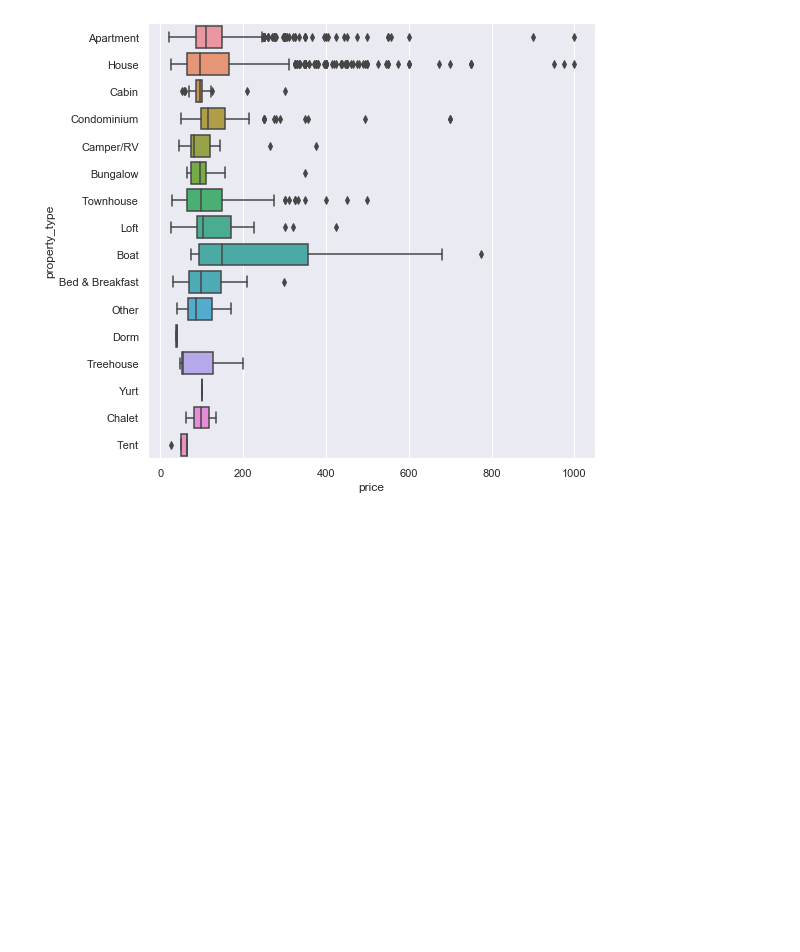
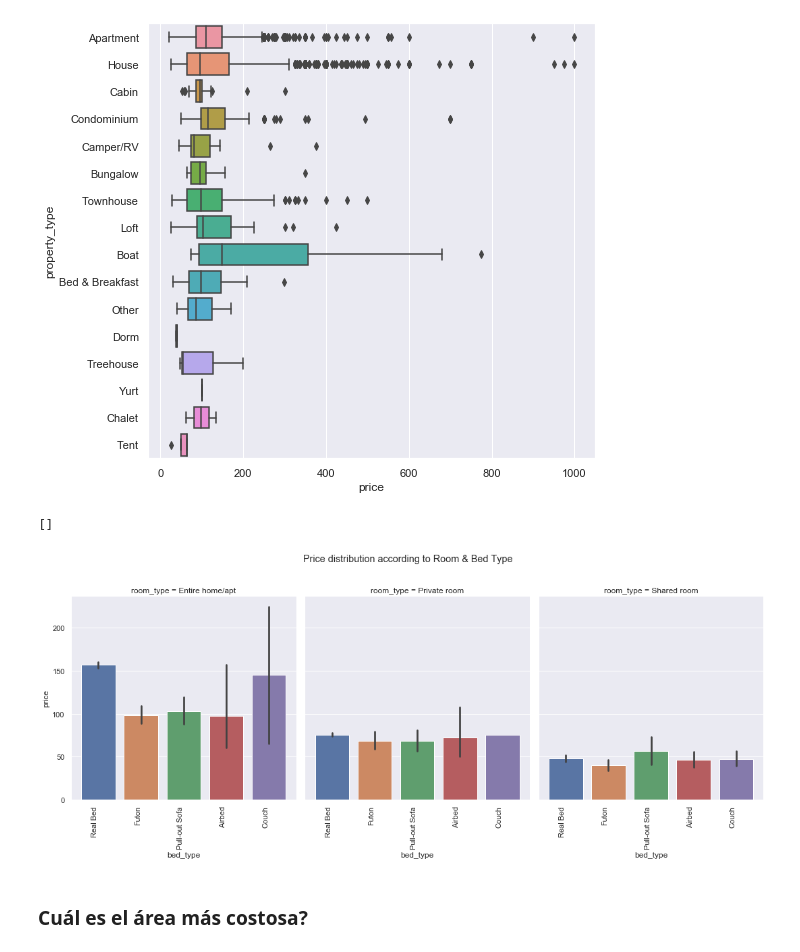
Before and after one commit to anmarphy/Airbnb-Deep-Learning-Pricing-Model, a Jupyter notebook: Part_I.ipynb, the cells around one changed output. Saved outputs shown, nothing was run; the diff lists cells and outputs as text; code cells hidden in the pictures; blank space fills up the shorter version.

```diff
--- a/Part_I.ipynb
+++ b/Part_I.ipynb
@@ -155,6 +203,16 @@ sns.boxplot(x="price", y="property_type", data=listings)
 plt.show()
 # %% [output]
 [figure]
+# %%
+room_bed= sns.catplot(x='bed_type', y='price', col ='room_type', kind= 'bar', data=listings)
+room_bed.set_xticklabels(rotation=90, horizontalalignment='right')
+room_bed.fig.suptitle("\n".join(["Price distribution according to Room & Bed Type"]), y=1.1)
+plt.plot()
+# %% [output]
+[]
+[figure, added]
+# %% [markdown]
+### Cuál es el área más costosa?
 # %%
 calendar=pd.read_csv('calendar.csv')
 # %%
```
Also changed, not shown: parts of 16 cells of this notebook.
